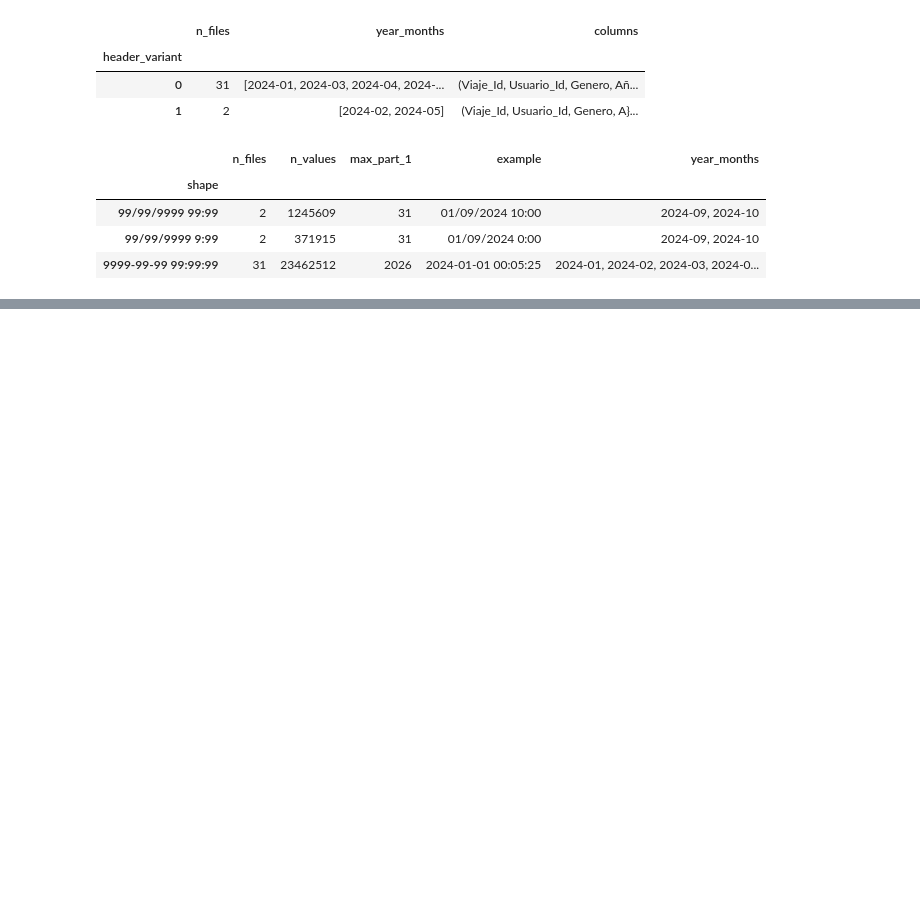
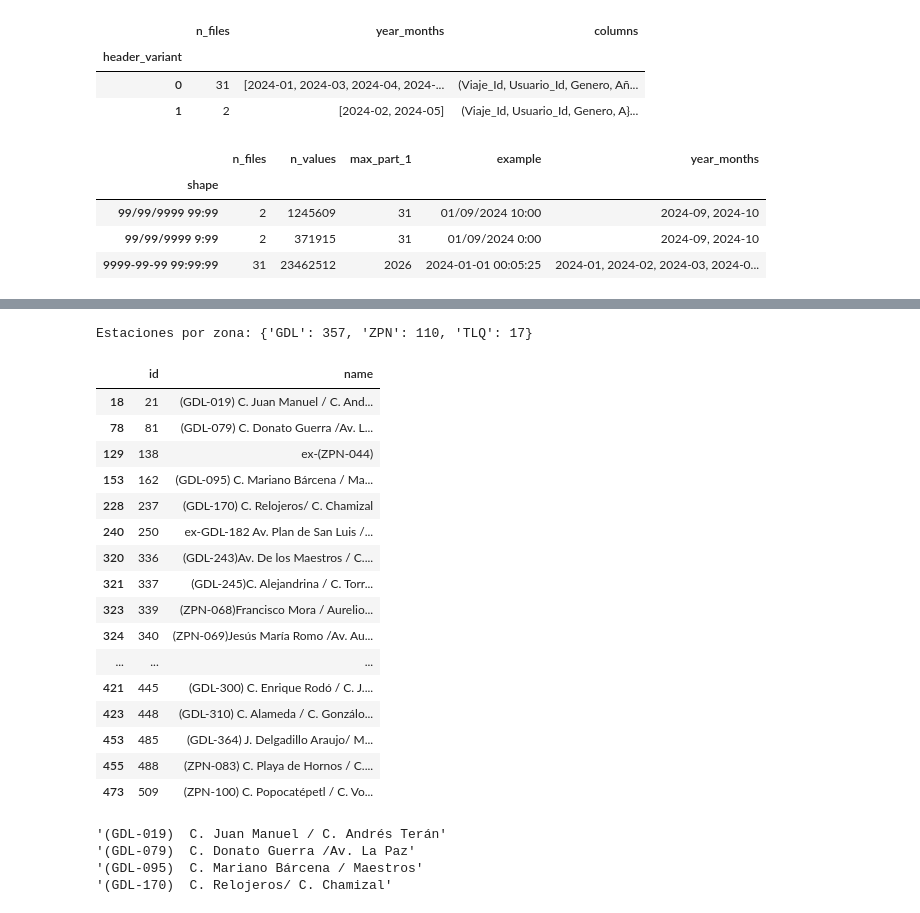
Before and after one commit to oscartrix/TC5061-Proyecto-Equipo11, a Jupyter notebook: notebooks/01-jcc-data-ingestion.ipynb, the cells around one changed output, grey strips where cells are left out. Drawn from its saved outputs; the diff is of its cells as text; code cells hidden in the pictures; blank space fills up the shorter version.

```diff
--- a/notebooks/01-jcc-data-ingestion.ipynb
+++ b/notebooks/01-jcc-data-ingestion.ipynb
@@ -168,3 +258,41 @@ date_shapes.groupby('shape').agg(
+# %%
+# ¿Las siglas (GDL, ZPN, TLQ) son zonas?
+
+zone_code = raw_stations['name'].str.extract(r'^(?:ex-)?\(?([A-Z]{3})-\d{3}\)?', expand=False)
+print(f'Estaciones por zona: {zone_code.value_counts(dropna=False).to_dict()}')
+
+# Nombres que no siguen el formato esperado.
+standard_name = raw_stations['name'].str.match(r'^(?:ex-)?\([A-Z]{3}-\d{3}\) \S')
+raw_stations.loc[~standard_name, ['id', 'name']]
+# %% [output]
+Estaciones por zona: {'GDL': 357, 'ZPN': 110, 'TLQ': 17}
+|  | id | name |
+| 18 | 21 | (GDL-019) C. Juan Manuel / C. And... |
+| 78 | 81 | (GDL-079) C. Donato Guerra /Av. L... |
+| 129 | 138 | ex-(ZPN-044) |
+| 153 | 162 | (GDL-095) C. Mariano Bárcena / Ma... |
+| 228 | 237 | (GDL-170) C. Relojeros/ C. Chamizal |
+| 240 | 250 | ex-GDL-182 Av. Plan de San Luis /... |
+| 320 | 336 | (GDL-243)Av. De los Maestros / C.... |
+| 321 | 337 | (GDL-245)C. Alejandrina / C. Torr... |
+| 323 | 339 | (ZPN-068)Francisco Mora / Aurelio... |
+| 324 | 340 | (ZPN-069)Jesús María Romo /Av. Au... |
+| ... | ... | ... |
+| 421 | 445 | (GDL-300) C. Enrique Rodó / C. J.... |
+| 423 | 448 | (GDL-310) C. Alameda / C. Gonzálo... |
+| 453 | 485 | (GDL-364) J. Delgadillo Araujo/ M... |
+| 455 | 488 | (ZPN-083) C. Playa de Hornos / C.... |
+| 473 | 509 | (ZPN-100) C. Popocatépetl / C. Vo... |
+# %%
+# ¿Porqué algunas zonas parece que tienen el formato correcto pero no cumplen con el patrón?
+
+for name in raw_stations.loc[raw_stations['id'].isin([21, 81, 162, 237]), 'name']:
+    print(repr(name))
+# %% [output]
+'(GDL-019)  C. Juan Manuel / C. Andrés Terán'
+'(GDL-079)  C. Donato Guerra /Av. La Paz'
+'(GDL-095)  C. Mariano Bárcena / Maestros'
+'(GDL-170)  C. Relojeros/ C. Chamizal'
 # %% [markdown]
 ## Hallazgos
 - El servidor de MiBico bloquea los requests on el user agent default de `request`.
```
Also changed, not shown: parts of 8 cells of this notebook, 4 other files.
